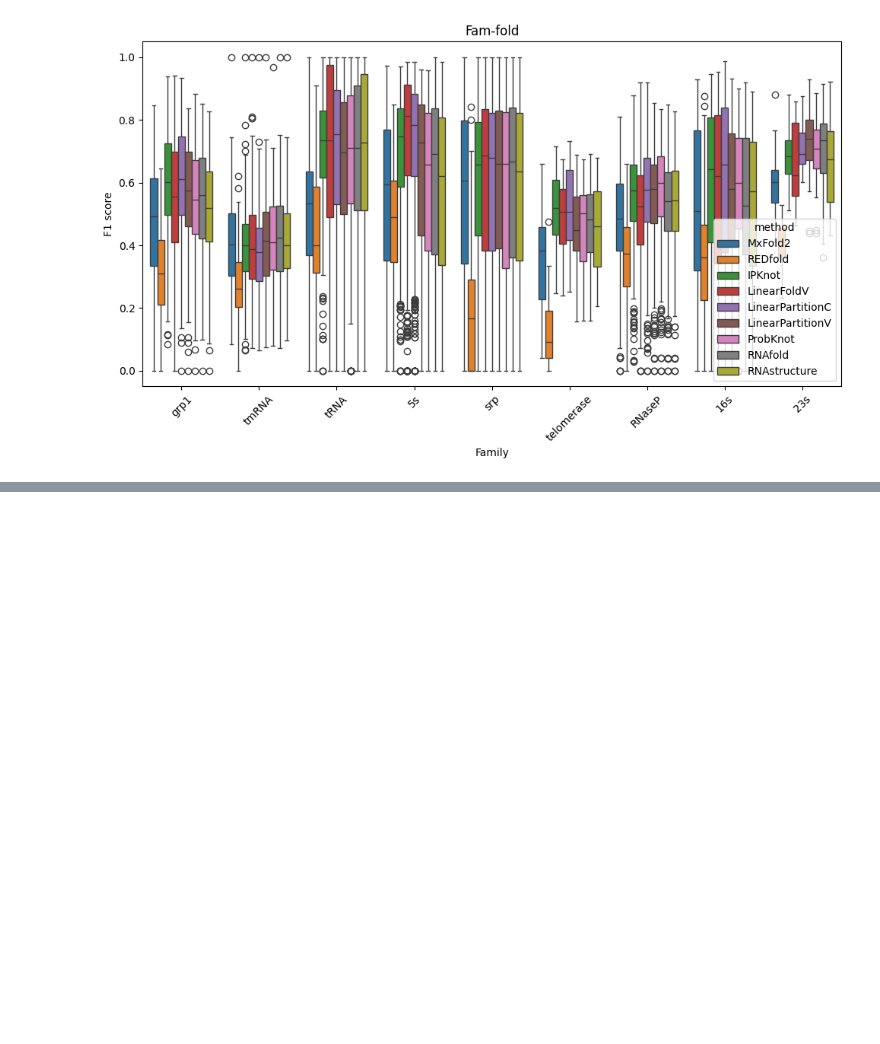
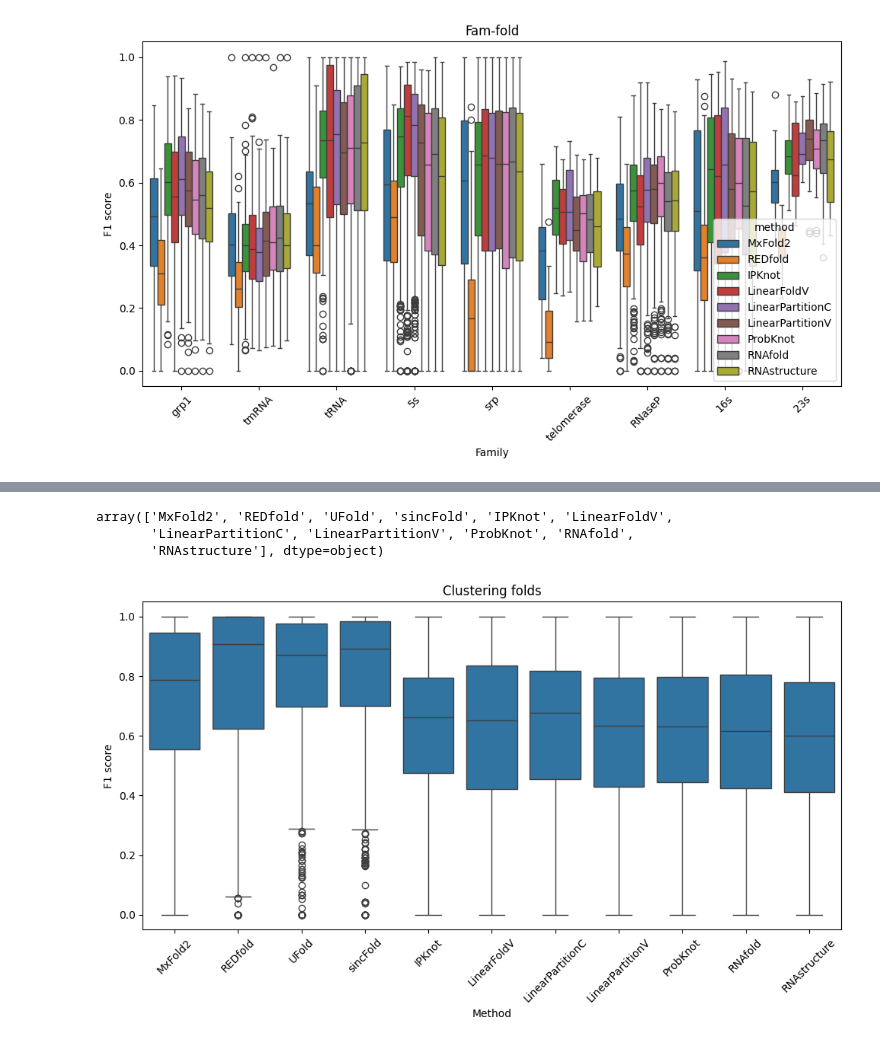
Before and after one commit to sinc-lab/revisiting_xval_rnafolding, a Jupyter notebook: performance_eval.ipynb, the cells around one changed output, grey strips where cells are left out. Cells and saved outputs as stored; diff of their text form; code cells hidden in the pictures; blank space fills up the shorter version.

Commit message:
clustering fold

```diff
--- a/performance_eval.ipynb
+++ b/performance_eval.ipynb
@@ -253,7 +274,7 @@ plt.tight_layout()
 - sincfold TODO
 - ufold TODO
 # %%
-splits = pd.read_csv(f"{DATA_PATH}data/2_fam_folds/ArchiveII_splits_famfold.csv", index_col="id")
+splits = pd.read_csv(f"{DATA_PATH}data/2_fam_folds/split.csv", index_col="id")
 splits.head()
 # %% [output]
 |  | fold_name | fold_number | partition |
@@ -359,0 +395,23 @@ plt.tight_layout()
+# %%
+folds = sorted(splits["fold_number"].unique())
+summary = []
+for fold in folds:
+    partition_set = splits[(splits["fold_number"] == fold) & (splits["partition"] == "test")]
+    print(fold, end=" ")
+    for method in trained_methods:
+        f = DATA_PATH+f"results/{partition_name}/{method}/{fold}/pred.csv"
+        if not os.path.exists(f):
+            print(f"\n{method, fold} not found, skipping\n")
+            continue
+        print(method, end=" ")
+
+        pred = pd.read_csv(f, index_col="id")
+        pred["ref"] = dataset.loc[partition_set.index, "base_pairs"]
+        pred[["f1", "rec", "pre"]] = pred.apply(lambda x: bp_metrics(json.loads(x["ref"]), json.loads(x["base_pairs"])), axis=1, result_type="expand")
+        pred["method"] = method
+        pred["fold"] = fold
+        pred = pred[["method", "fold", "f1", "rec", "pre"]]
+        summary.append(pred)
+    print()
+summary = pd.concat(summary)
+summary.head()
@@ -359,0 +431,25 @@ plt.tight_layout()
+# %%
+# add classical methods to the summary
+for method in classical_methods:
+    for fold in folds:
+        partition_set = splits[(splits["fold_number"] == fold) & (splits["partition"] == "test")]
+        res = classical_summary.loc[partition_set.index]
+        res = res[res["method"] == method]
+        res["fold"] = fold
+        summary = pd.concat([summary, res])
+summary.method.unique()
+# %% [output]
+array(['MxFold2', 'REDfold', 'UFold', 'sincFold', 'IPKnot', 'LinearFoldV',
+       'LinearPartitionC', 'LinearPartitionV', 'ProbKnot', 'RNAfold',
+       'RNAstructure'], dtype=object)
+# %%
+# boxplot methods (to improve)
+plt.figure(figsize=(10, 6))
+sns.boxplot(data=summary, y="f1", x="method")
+plt.xticks(rotation=45)
+plt.xlabel("Method")
+plt.ylabel("F1 score")
+plt.title("Clustering folds")
+plt.tight_layout()
+# %% [output]
+[figure, added]
```
Also changed, not shown: parts of 7 cells of this notebook, 1 other file.
